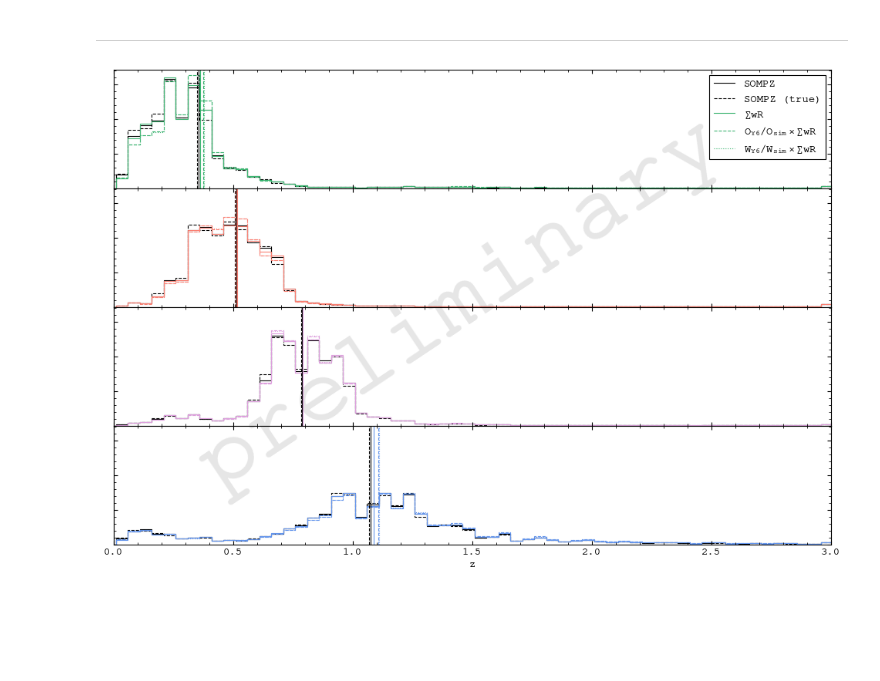
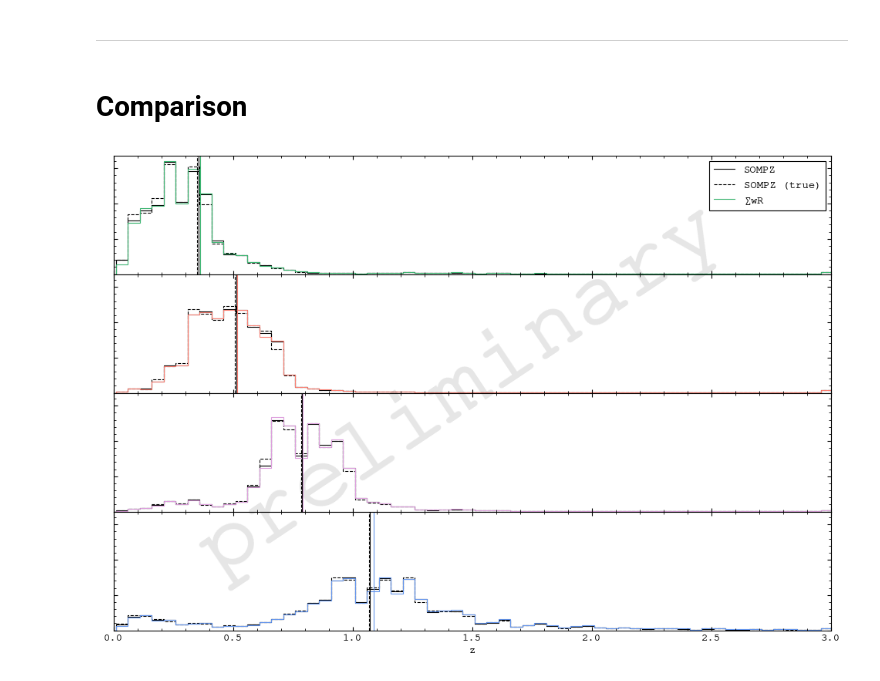
Before and after one commit to sidneymau/des-y6-image-sims-analysis, a Jupyter notebook: notebooks/2025_02_17_tomography/nzs.ipynb, the cells around one changed output. Drawn from its saved outputs; the diff is of its cells as text; code cells hidden in the pictures; blank space fills up the shorter version.

```diff
--- a/notebooks/2025_02_17_tomography/nzs.ipynb
+++ b/notebooks/2025_02_17_tomography/nzs.ipynb
@@ -818,6 +819,8 @@ plt.show()
 [figure]
 # %% [markdown]
 ---
+# %% [markdown]
+# Comparison
 # %%
 fig, axs = plt.subplots(len(lib.const.TOMOGRAPHIC_BINS), 1, figsize=(12, 8), sharex=True, sharey=True)
 
@@ -856,58 +859,58 @@ for i in lib.const.TOMOGRAPHIC_BINS:
         label="SOMPZ (true)",
     )
 
     axs[i].axvline(
         np.average(zvals, weights=nz_tomo[i]),
         c=tomo_colors[i],
         ls="-",
     )
     axs[i].stairs(
         nz_tomo[i],
         edges=zedges,
         ec=tomo_colors[i],
         ls="-",
         label="$\\sum w R$",
     )
 
-    axs[i].stairs(
-        nz_tomo_o[i],
-        edges=zedges,
-        ec=tomo_colors[i],
-        ls="--",
-        label="$O_{Y6} / O_{sim} \\times \\sum w R$",
-    )
-    axs[i].axvline(
-        np.average(zvals, weights=nz_tomo_o[i]),
-        c=tomo_colors[i],
-        ls="--",
-    )
+    # axs[i].stairs(
+    #     nz_tomo_o[i],
+    #     edges=zedges,
+    #     ec=tomo_colors[i],
+    #     ls="--",
+    #     label="$O_{Y6} / O_{sim} \\times \\sum w R$",
+    # )
+    # axs[i].axvline(
+    #     np.average(zvals, weights=nz_tomo_o[i]),
+    #     c=tomo_colors[i],
+    #     ls="--",
+    # )
 
-    axs[i].stairs(
-        nz_tomo_w[i],
-        edges=zedges,
-        ec=tomo_colors[i],
-        ls=":",
-        label="$W_{Y6} / W_{sim} \\times \\sum w R$",
-    )
-    axs[i].axvline(
-        np.average(zvals, weights=nz_tomo_w[i]),
-        c=tomo_colors[i],
-        ls=":",
-    )
+    # axs[i].stairs(
+    #     nz_tomo_w[i],
+    #     edges=zedges,
+    #     ec=tomo_colors[i],
+    #     ls=":",
+    #     label="$W_{Y6} / W_{sim} \\times \\sum w R$",
+    # )
+    # axs[i].axvline(
+    #     np.average(zvals, weights=nz_tomo_w[i]),
+    #     c=tomo_colors[i],
+    #     ls=":",
+    # )
 
 axs[-1].set_xlim(0, 3)
 axs[-1].set_ylim(0, None)
 
 axs[-1].set_xlabel("z")
 axs[-1].set_yticklabels([])
 
 axs[0].legend(loc="upper right")
 
 watermark(fig)
 
 plt.show()
 # %% [output]
-[figure, old version]
+[figure, new version]
 # %%
 fig, axs = plt.subplots(len(lib.const.TOMOGRAPHIC_BINS), 1, figsize=(12, 8), sharex=True, sharey=True)
 
```
Also changed, not shown: parts of 6 cells of this notebook, 10 other files.
